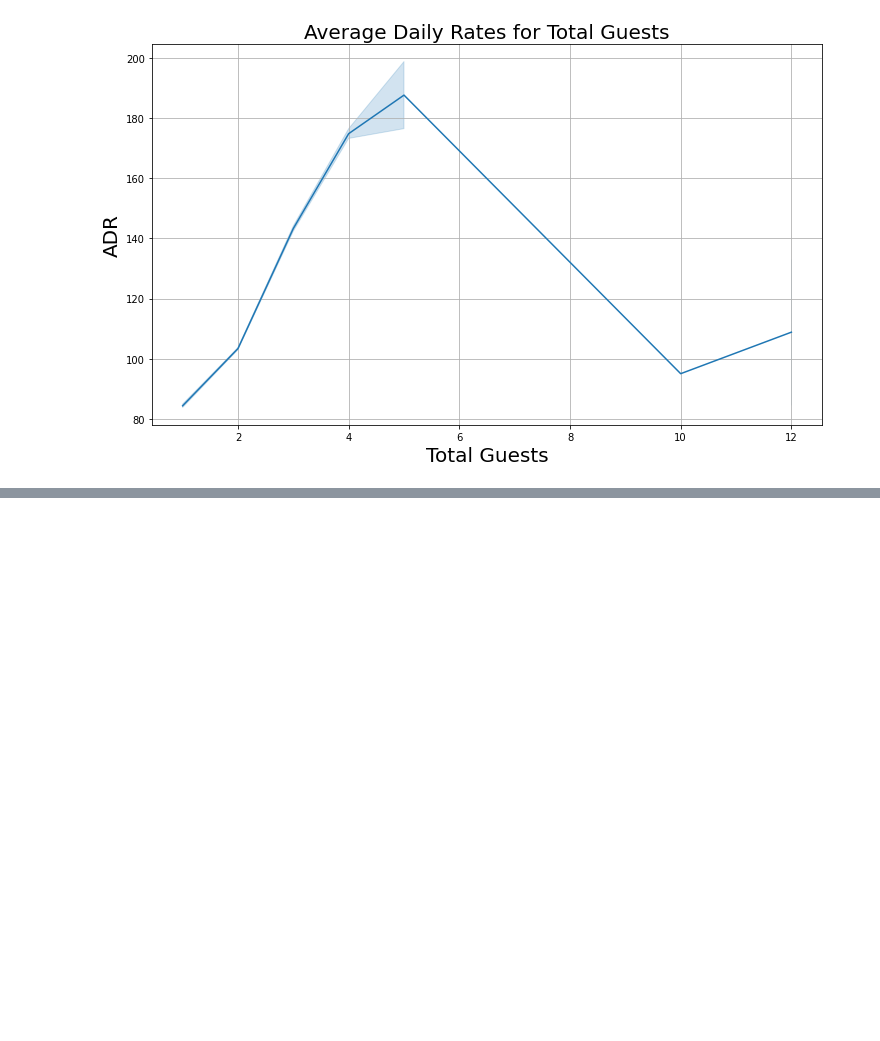
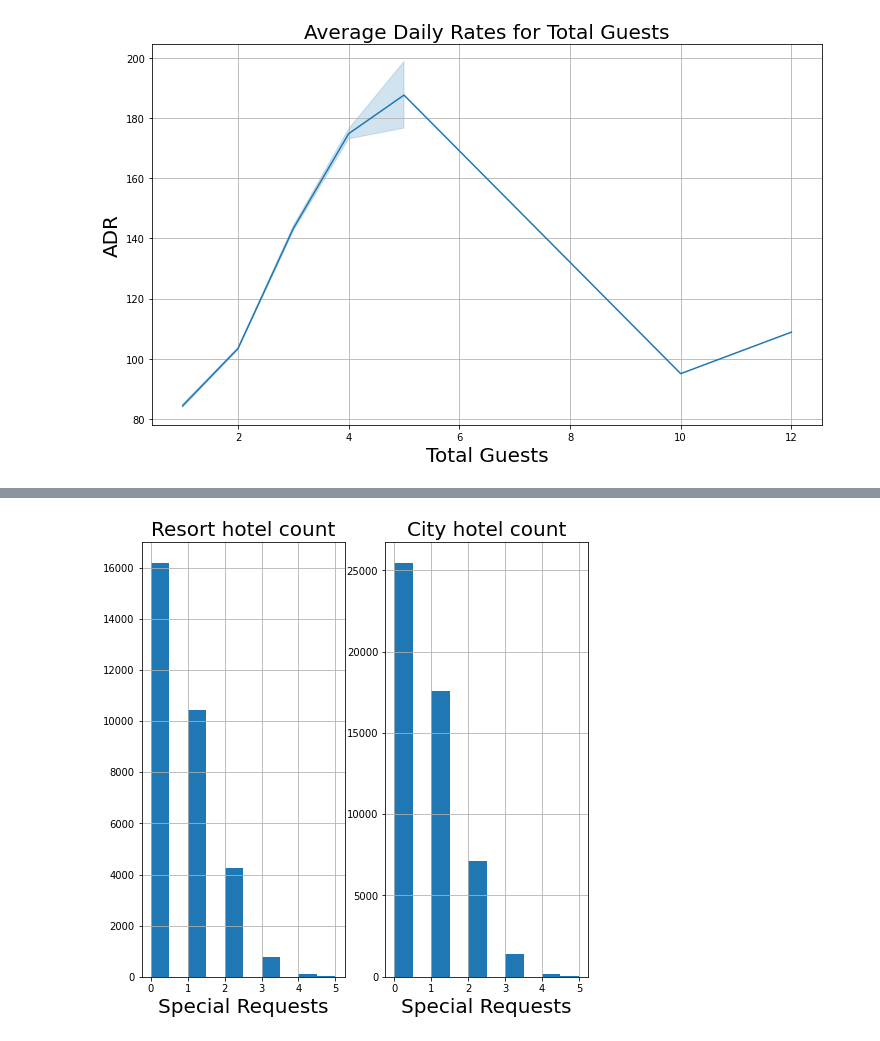
Before and after one commit to DharmeshRV/Hotel-Booking-Analysis, a Jupyter notebook: Hotel_Booking_Analysis_Capstone_Project.ipynb, the cells around one changed output, grey strips where cells are left out. Drawn from its saved outputs; the diff is of its cells as text; code cells hidden in the pictures; blank space fills up the shorter version.

```diff
--- a/Hotel_Booking_Analysis_Capstone_Project.ipynb
+++ b/Hotel_Booking_Analysis_Capstone_Project.ipynb
@@ -685,0 +780,17 @@ plt.grid(True)
+# %%
+# plotting histogram of special requests
+plt.rcParams['figure.figsize'] = (8, 8)
+plt.subplot(1,2,1)
+plt.hist(resort_df['total_of_special_requests'])
+plt.xlabel("Special Requests",fontsize=20)
+plt.title("Resort hotel count",fontsize=20)
+plt.grid(True)
+
+
+plt.subplot(1,2,2)
+plt.hist(city_df['total_of_special_requests'])
+plt.xlabel("Special Requests",fontsize=20)
+plt.title("City hotel count",fontsize=20)
+plt.grid(True)
+# %% [output]
+[figure, added]
```
Also changed, not shown: parts of 17 cells of this notebook.
